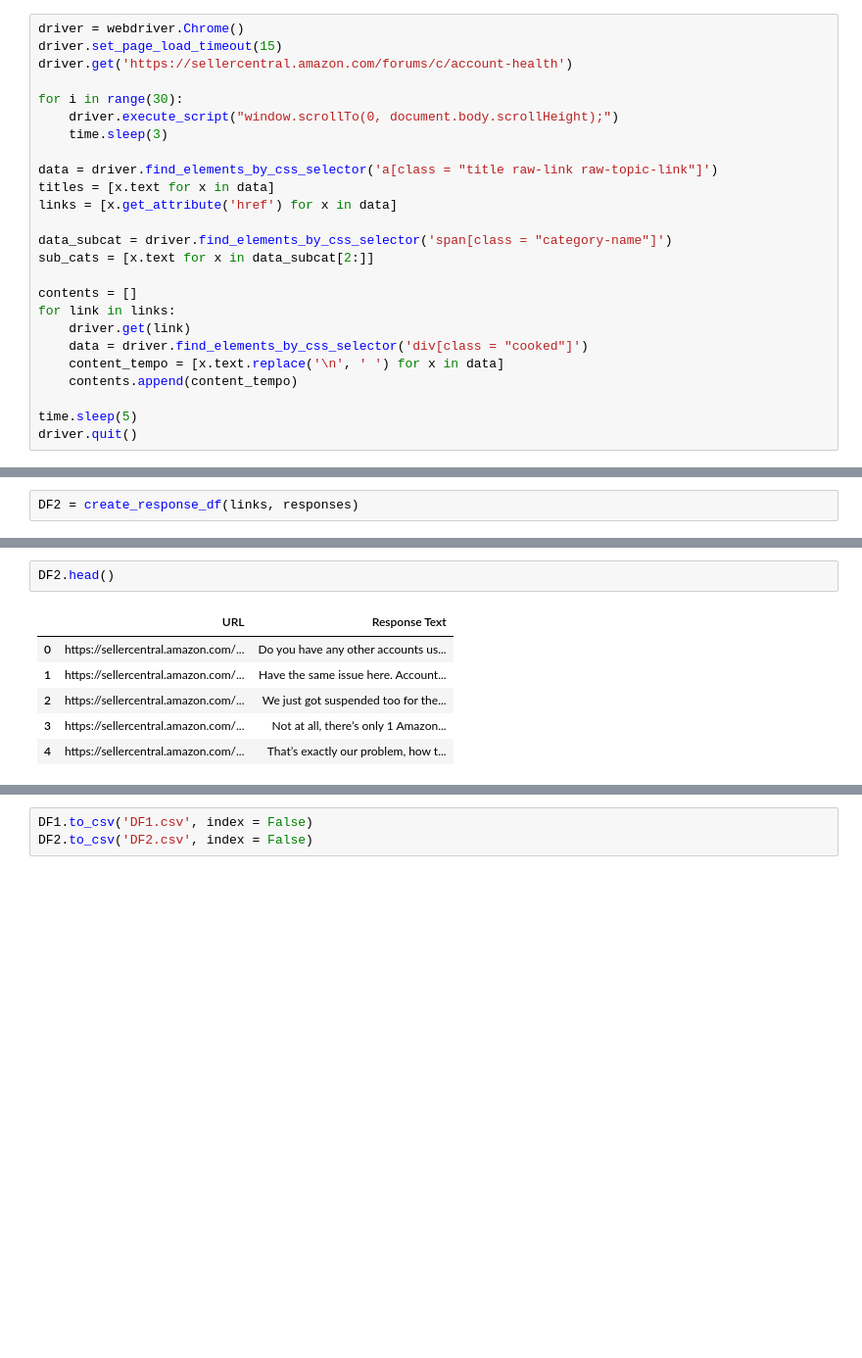
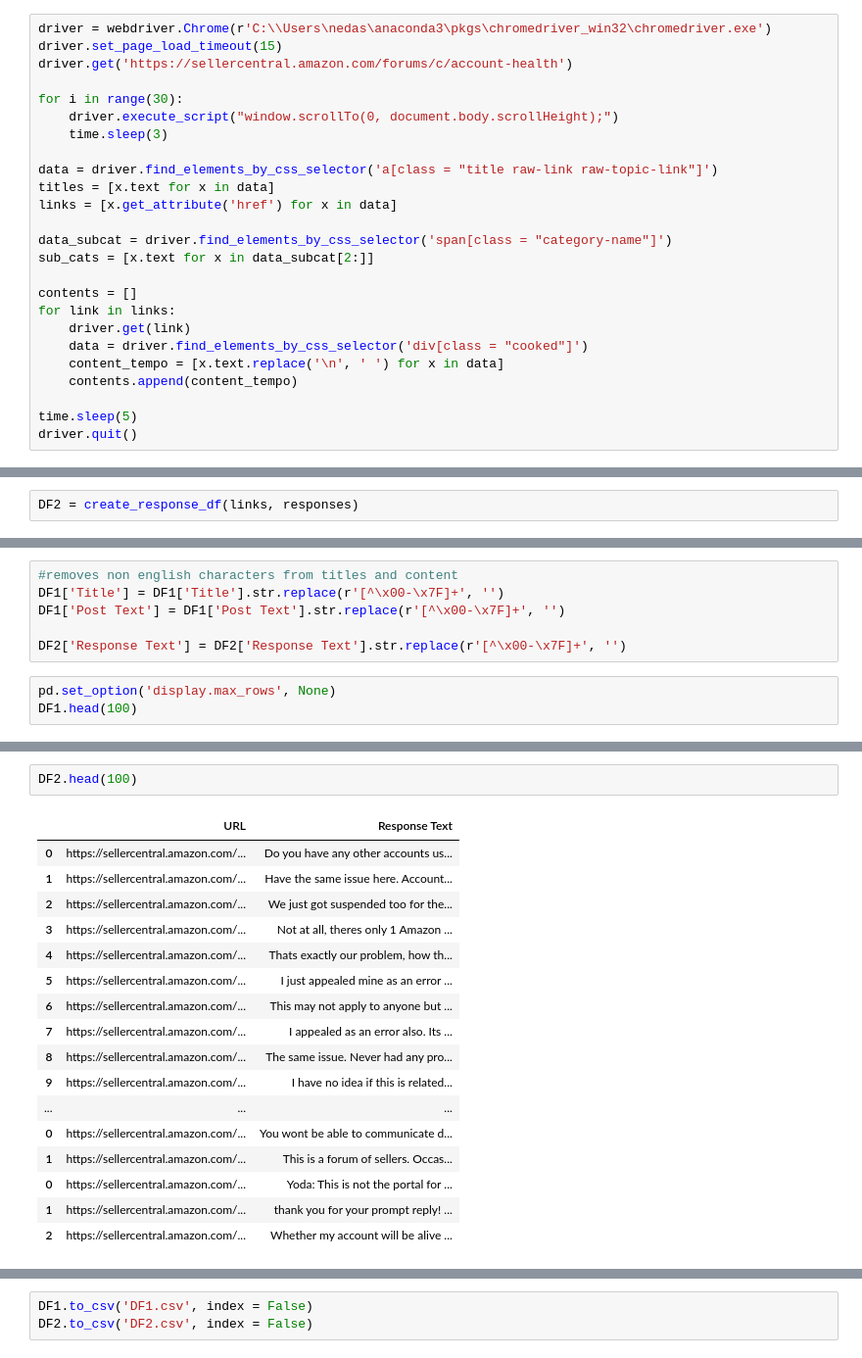
Before and after one commit to ridhijs/STEM-Away-MLTeam7, a Jupyter notebook: Data/Amazon_scrape.ipynb, the cells around one changed output, grey strips where cells are left out. Shown at 98% size. Saved outputs shown, nothing was run; the diff lists cells and outputs as text; blank space fills up the shorter version.

Commit message:
Add files via upload
Cleaned data - removed non english characters

```diff
--- a/Data/Amazon_scrape.ipynb
+++ b/Data/Amazon_scrape.ipynb
@@ -5,7 +5,7 @@ from selenium.webdriver.common.keys import Keys
 import time
 import pandas as pd
 # %%
-driver = webdriver.Chrome()
+driver = webdriver.Chrome(r'C:\\Users\nedas\anaconda3\pkgs\chromedriver_win32\chromedriver.exe')
 driver.set_page_load_timeout(15)
 driver.get('https://sellercentral.amazon.com/forums/c/account-health')
 
@@ -64,0 +96,9 @@ DF2 = create_response_df(links, responses)
+# %%
+#removes non english characters from titles and content
+DF1['Title'] = DF1['Title'].str.replace(r'[^\x00-\x7F]+', '')
+DF1['Post Text'] = DF1['Post Text'].str.replace(r'[^\x00-\x7F]+', '')
+
+DF2['Response Text'] = DF2['Response Text'].str.replace(r'[^\x00-\x7F]+', '')
+# %%
+pd.set_option('display.max_rows', None)
+DF1.head(100)
@@ -65,9 +123,20 @@ DF2 = create_response_df(links, responses)
 # %%
-DF2.head()
+DF2.head(100)
 # %% [output]
 |  | URL | Response Text |
 | 0 | https://sellercentral.amazon.com/... | Do you have any other accounts us... |
 | 1 | https://sellercentral.amazon.com/... | Have the same issue here. Account... |
 | 2 | https://sellercentral.amazon.com/... | We just got suspended too for the... |
-| 3 | https://sellercentral.amazon.com/... | Not at all, there’s only 1 Amazon... |
-| 4 | https://sellercentral.amazon.com/... | That’s exactly our problem, how t... |
+| 3 | https://sellercentral.amazon.com/... | Not at all, theres only 1 Amazon ... |
+| 4 | https://sellercentral.amazon.com/... | Thats exactly our problem, how th... |
+| 5 | https://sellercentral.amazon.com/... | I just appealed mine as an error ... |
+| 6 | https://sellercentral.amazon.com/... | This may not apply to anyone but ... |
+| 7 | https://sellercentral.amazon.com/... | I appealed as an error also. Its ... |
+| 8 | https://sellercentral.amazon.com/... | The same issue. Never had any pro... |
+| 9 | https://sellercentral.amazon.com/... | I have no idea if this is related... |
+| ... | ... | ... |
+| 0 | https://sellercentral.amazon.com/... | You wont be able to communicate d... |
+| 1 | https://sellercentral.amazon.com/... | This is a forum of sellers. Occas... |
+| 0 | https://sellercentral.amazon.com/... | Yoda: This is not the portal for ... |
+| 1 | https://sellercentral.amazon.com/... | thank you for your prompt reply! ... |
+| 2 | https://sellercentral.amazon.com/... | Whether my account will be alive ... |
```
Also changed, not shown: parts of 7 cells of this notebook.
